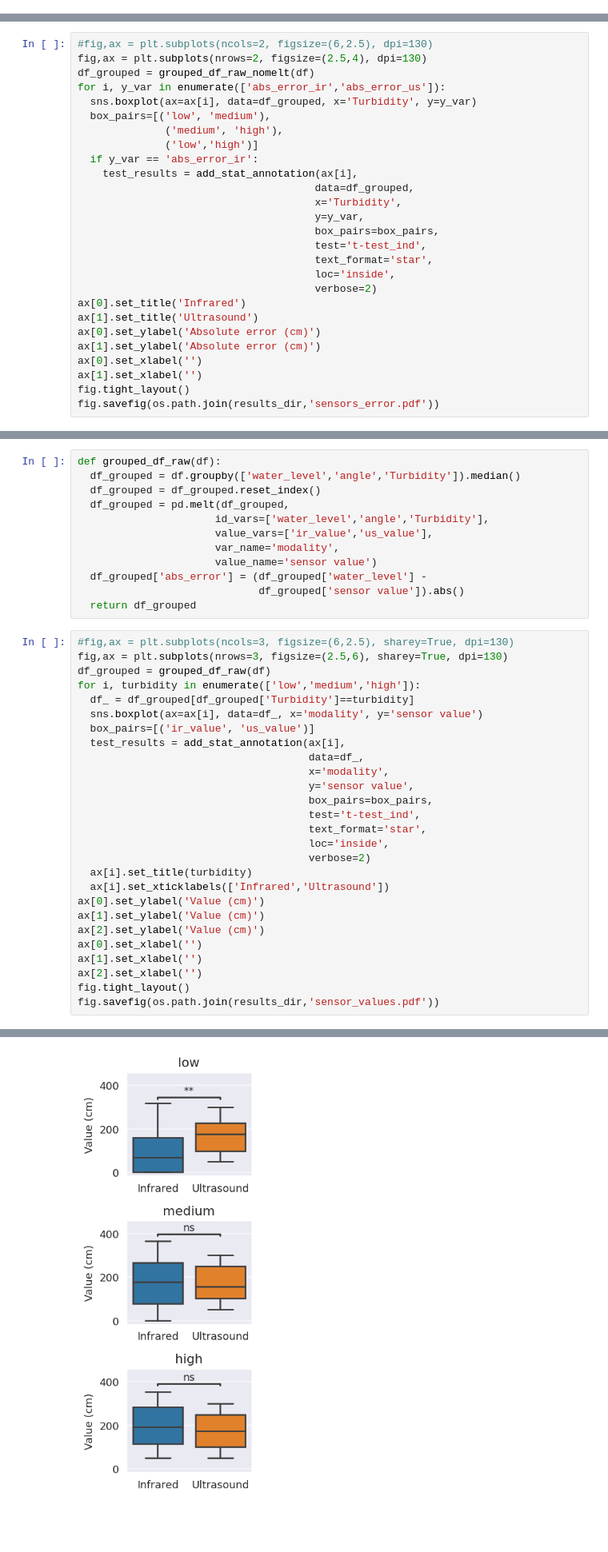
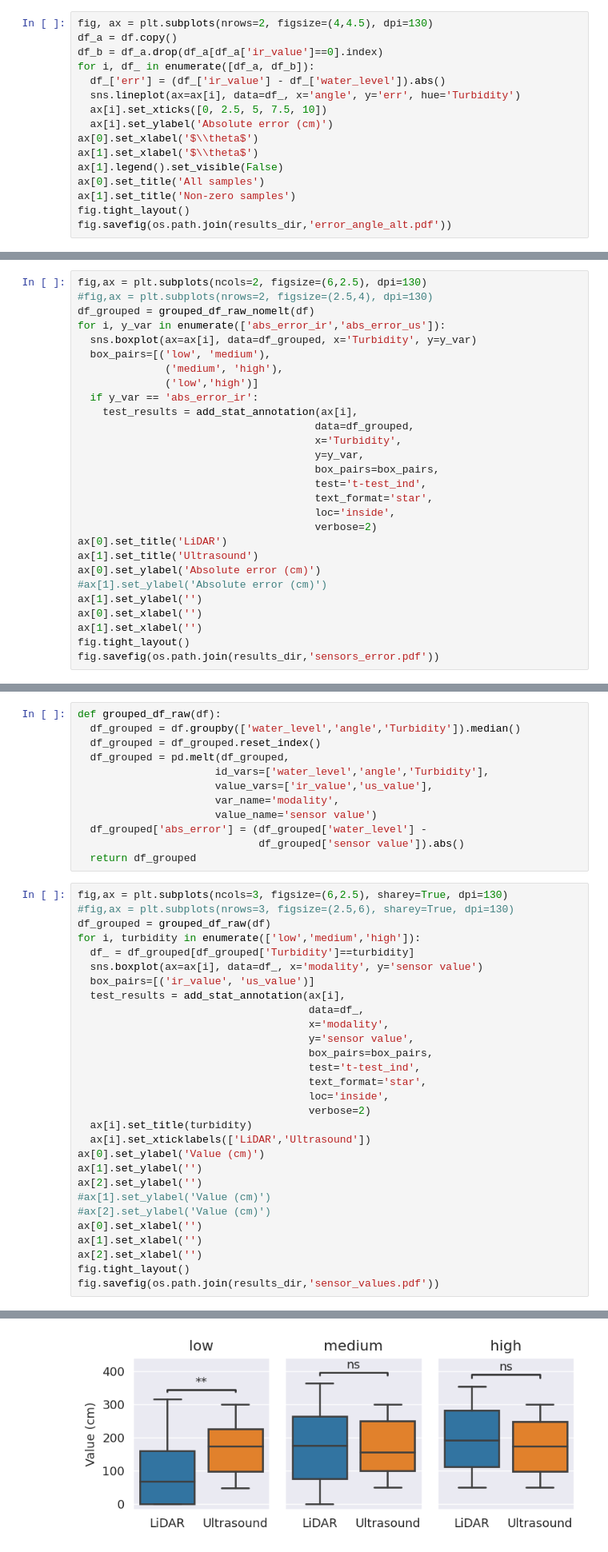
Before and after one commit to cmranieri/water-level-identification, a Jupyter notebook: ml_sensors.ipynb, the cells around one changed output, grey strips where cells are left out. Shown: that part at 80% size. Saved outputs shown, nothing was run; the diff lists cells and outputs as text; blank space fills up the shorter version.

```diff
--- a/ml_sensors.ipynb
+++ b/ml_sensors.ipynb
@@ -108,0 +110,16 @@ fig.savefig(os.path.join(results_dir,'error_angle.pdf'))
+# %%
+fig, ax = plt.subplots(nrows=2, figsize=(4,4.5), dpi=130)
+df_a = df.copy()
+df_b = df_a.drop(df_a[df_a['ir_value']==0].index)
+for i, df_ in enumerate([df_a, df_b]):
+  df_['err'] = (df_['ir_value'] - df_['water_level']).abs()
+  sns.lineplot(ax=ax[i], data=df_, x='angle', y='err', hue='Turbidity')
+  ax[i].set_xticks([0, 2.5, 5, 7.5, 10])
+  ax[i].set_ylabel('Absolute error (cm)')
+ax[0].set_xlabel('$\\theta$')
+ax[1].set_xlabel('$\\theta$')
+ax[1].legend().set_visible(False)
+ax[0].set_title('All samples')
+ax[1].set_title('Non-zero samples')
+fig.tight_layout()
+fig.savefig(os.path.join(results_dir,'error_angle_alt.pdf'))
@@ -199,8 +252,8 @@ Ultrasound 3.9758480044856004 0.022269931917608624
 # %% [markdown]
 Now, we can perform post-hoc t-tests.
 # %%
-#fig,ax = plt.subplots(ncols=2, figsize=(6,2.5), dpi=130)
-fig,ax = plt.subplots(nrows=2, figsize=(2.5,4), dpi=130)
+fig,ax = plt.subplots(ncols=2, figsize=(6,2.5), dpi=130)
+#fig,ax = plt.subplots(nrows=2, figsize=(2.5,4), dpi=130)
 df_grouped = grouped_df_raw_nomelt(df)
 for i, y_var in enumerate(['abs_error_ir','abs_error_us']):
   sns.boxplot(ax=ax[i], data=df_grouped, x='Turbidity', y=y_var)
@@ -217,10 +270,11 @@ for i, y_var in enumerate(['abs_error_ir','abs_error_us']):
                                       text_format='star',
                                       loc='inside',
                                       verbose=2)
-ax[0].set_title('Infrared')
+ax[0].set_title('LiDAR')
 ax[1].set_title('Ultrasound')
 ax[0].set_ylabel('Absolute error (cm)')
-ax[1].set_ylabel('Absolute error (cm)')
+#ax[1].set_ylabel('Absolute error (cm)')
+ax[1].set_ylabel('')
 ax[0].set_xlabel('')
 ax[1].set_xlabel('')
 fig.tight_layout()
@@ -252,8 +306,8 @@ def grouped_df_raw(df):
                              df_grouped['sensor value']).abs()
   return df_grouped
 # %%
-#fig,ax = plt.subplots(ncols=3, figsize=(6,2.5), sharey=True, dpi=130)
-fig,ax = plt.subplots(nrows=3, figsize=(2.5,6), sharey=True, dpi=130)
+fig,ax = plt.subplots(ncols=3, figsize=(6,2.5), sharey=True, dpi=130)
+#fig,ax = plt.subplots(nrows=3, figsize=(2.5,6), sharey=True, dpi=130)
 df_grouped = grouped_df_raw(df)
 for i, turbidity in enumerate(['low','medium','high']):
   df_ = df_grouped[df_grouped['Turbidity']==turbidity]
@@ -266,37 +320,39 @@ for i, turbidity in enumerate(['low','medium','high']):
                                      box_pairs=box_pairs,
                                      test='t-test_ind',
                                      text_format='star',
                                      loc='inside',
                                      verbose=2)
   ax[i].set_title(turbidity)
-  ax[i].set_xticklabels(['Infrared','Ultrasound'])
+  ax[i].set_xticklabels(['LiDAR','Ultrasound'])
 ax[0].set_ylabel('Value (cm)')
-ax[1].set_ylabel('Value (cm)')
-ax[2].set_ylabel('Value (cm)')
+ax[1].set_ylabel('')
+ax[2].set_ylabel('')
+#ax[1].set_ylabel('Value (cm)')
+#ax[2].set_ylabel('Value (cm)')
 ax[0].set_xlabel('')
 ax[1].set_xlabel('')
 ax[2].set_xlabel('')
 fig.tight_layout()
 fig.savefig(os.path.join(results_dir,'sensor_values.pdf'))
 # %% [output]
 p-value annotation legend:
 ns: 5.00e-02 < p <= 1.00e+00
 *: 1.00e-02 < p <= 5.00e-02
 **: 1.00e-03 < p <= 1.00e-02
 ***: 1.00e-04 < p <= 1.00e-03
 ****: p <= 1.00e-04
 
 ir_value v.s. us_value: t-test independent samples with Bonferroni correction, P_val=3.411e-03 stat=-3.054e+00
 p-value annotation legend:
 ns: 5.00e-02 < p <= 1.00e+00
 *: 1.00e-02 < p <= 5.00e-02
 **: 1.00e-03 < p <= 1.00e-02
 ... (8 lines left out)
 ***: 1.00e-04 < p <= 1.00e-03
 ****: p <= 1.00e-04
 
 ir_value v.s. us_value: t-test independent samples with Bonferroni correction, P_val=3.988e-01 stat=8.501e-01
-[figure, old version]
+[figure, new version]
 # %% [markdown]
 # Machine learning models to approximate the water level
 # %% [markdown]
```
Also changed, not shown: parts of 7 cells of this notebook, 10 other files.
